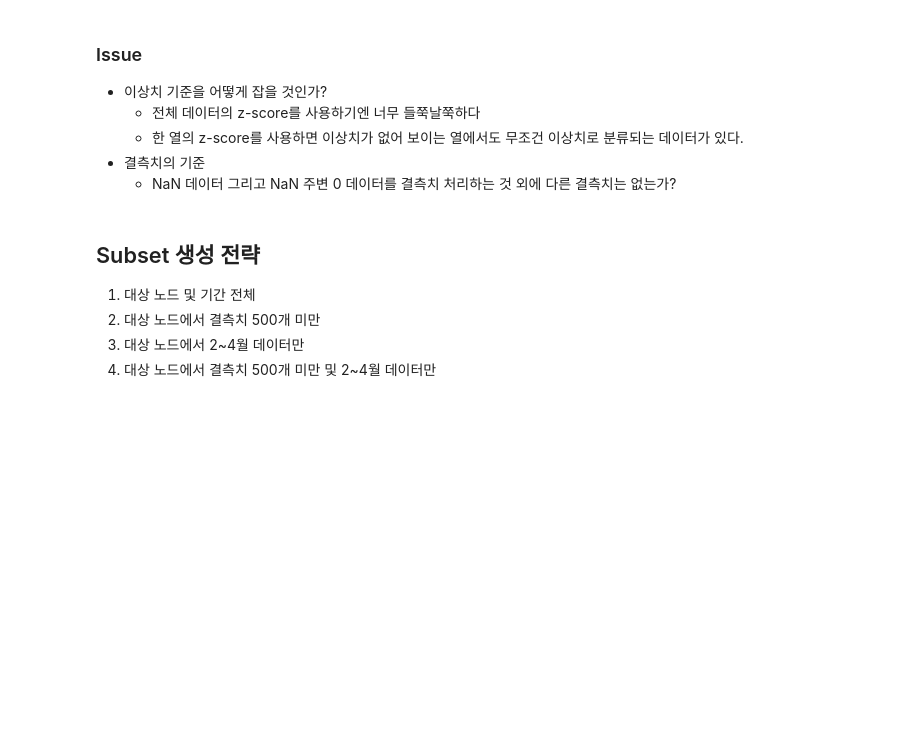
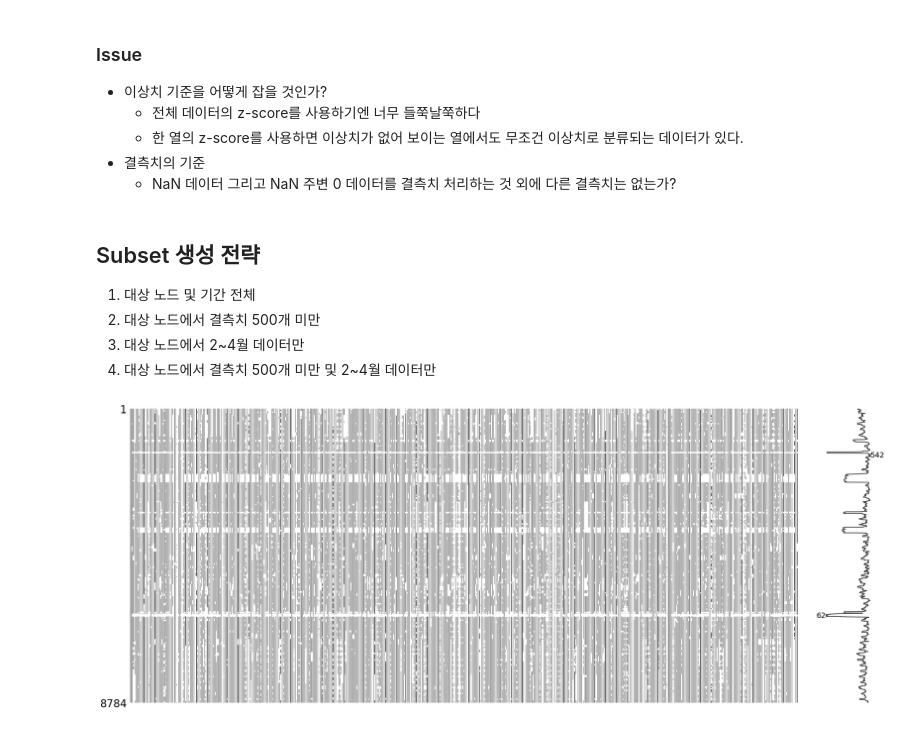
Before and after one commit to ysb06/songdo-traffic, a Jupyter notebook: notebooks/subset-all.ipynb, the cells around one changed output. Saved outputs shown, nothing was run; the diff lists cells and outputs as text; code cells hidden in the pictures; blank space fills up the shorter version.

```diff
--- a/notebooks/subset-all.ipynb
+++ b/notebooks/subset-all.ipynb
@@ -316,3 +357,24 @@ traffic_data_cleaned = traffic_data_01az.mask(zscore_outliers)
 2. 대상 노드에서 결측치 500개 미만
 3. 대상 노드에서 2~4월 데이터만
 4. 대상 노드에서 결측치 500개 미만 및 2~4월 데이터만
+# %%
+def visualize_missing_matrix(df: pd.DataFrame):
+    msno.matrix(df)
+    plt.show()
+
+def visualize_missing_heatmap(df: pd.DataFrame):
+    msno.heatmap(df, labels=False)
+    plt.show()
+
+def visualize_missing_bar(df: pd.DataFrame):
+    msno.bar(df)
+    plt.show()
+
+def visualize_missingno(df: pd.DataFrame):
+    visualize_missing_matrix(df)
+    visualize_missing_heatmap(df)
+    visualize_missing_bar(df)
+# %%
+visualize_missing_matrix(traffic_data_cleaned)
+# %% [output]
+[figure, added]
```
Also changed, not shown: parts of 26 cells of this notebook, 5 other files.
